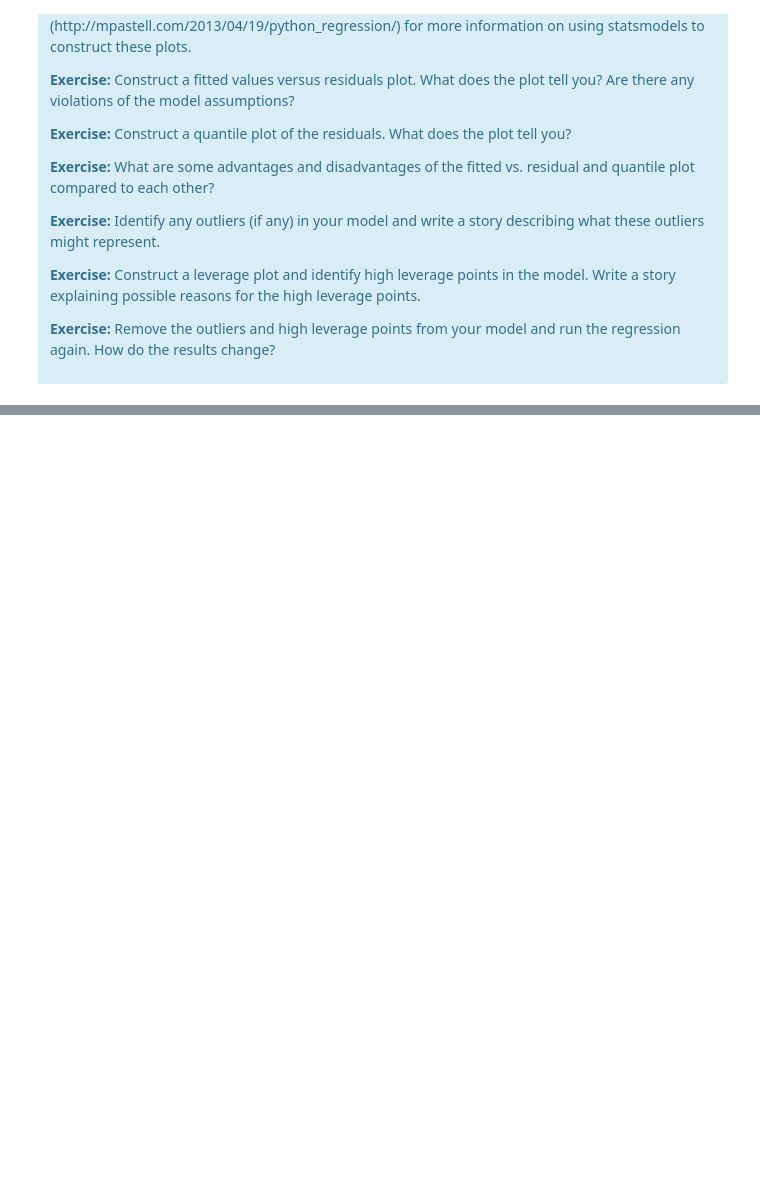
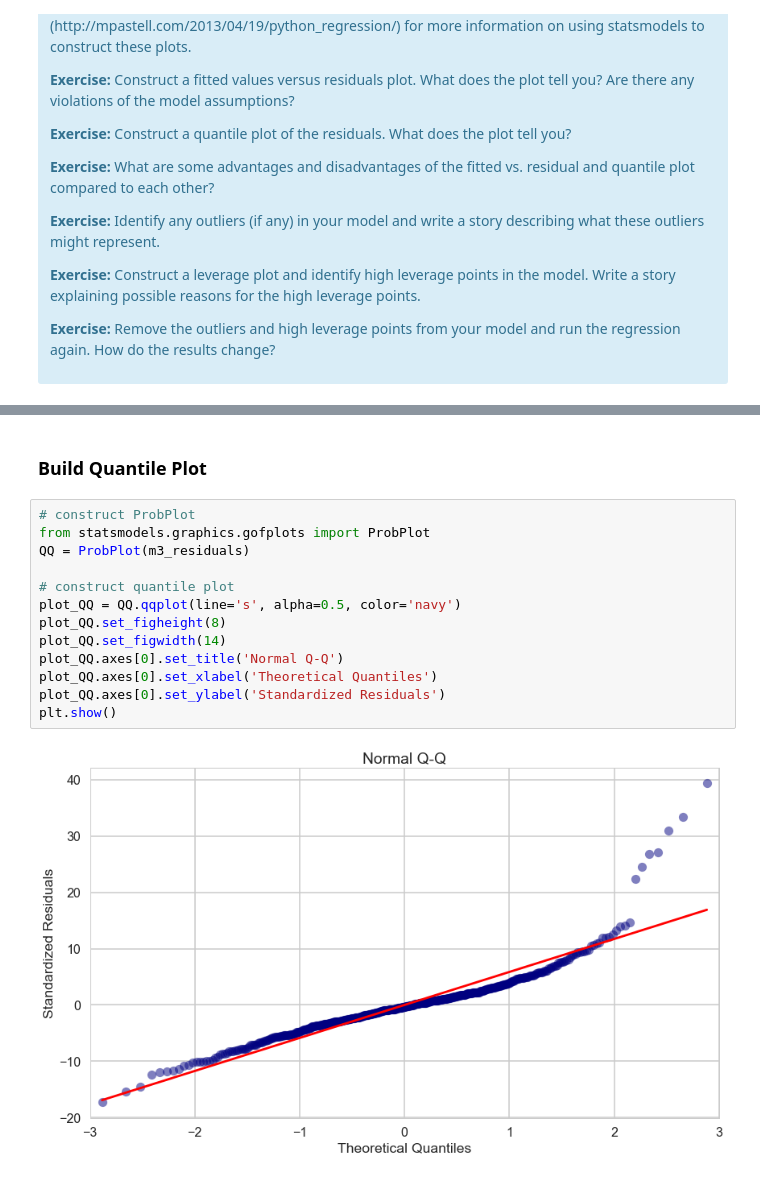
Before and after one commit to isabelvanzijl/Springboard_Other, a Jupyter notebook: Linear_Regression/Mini_Project_Linear_Regression.ipynb, the cells around one changed output, grey strips where cells are left out. Cells and saved outputs as stored; diff of their text form; blank space fills up the shorter version.

```diff
--- a/Linear_Regression/Mini_Project_Linear_Regression.ipynb
+++ b/Linear_Regression/Mini_Project_Linear_Regression.ipynb
@@ -1018,0 +1022,17 @@ resid_plot_m3.axes[0].set_ylabel('Residuals')
+# %% [markdown]
+### Build Quantile Plot
+# %%
+# construct ProbPlot
+from statsmodels.graphics.gofplots import ProbPlot
+QQ = ProbPlot(m3_residuals)
+
+# construct quantile plot
+plot_QQ = QQ.qqplot(line='s', alpha=0.5, color='navy')
+plot_QQ.set_figheight(8)
+plot_QQ.set_figwidth(14)
+plot_QQ.axes[0].set_title('Normal Q-Q')
+plot_QQ.axes[0].set_xlabel('Theoretical Quantiles')
+plot_QQ.axes[0].set_ylabel('Standardized Residuals')
+plt.show()
+# %% [output]
+[figure, added]
```
Also changed, not shown: parts of 36 cells of this notebook.
